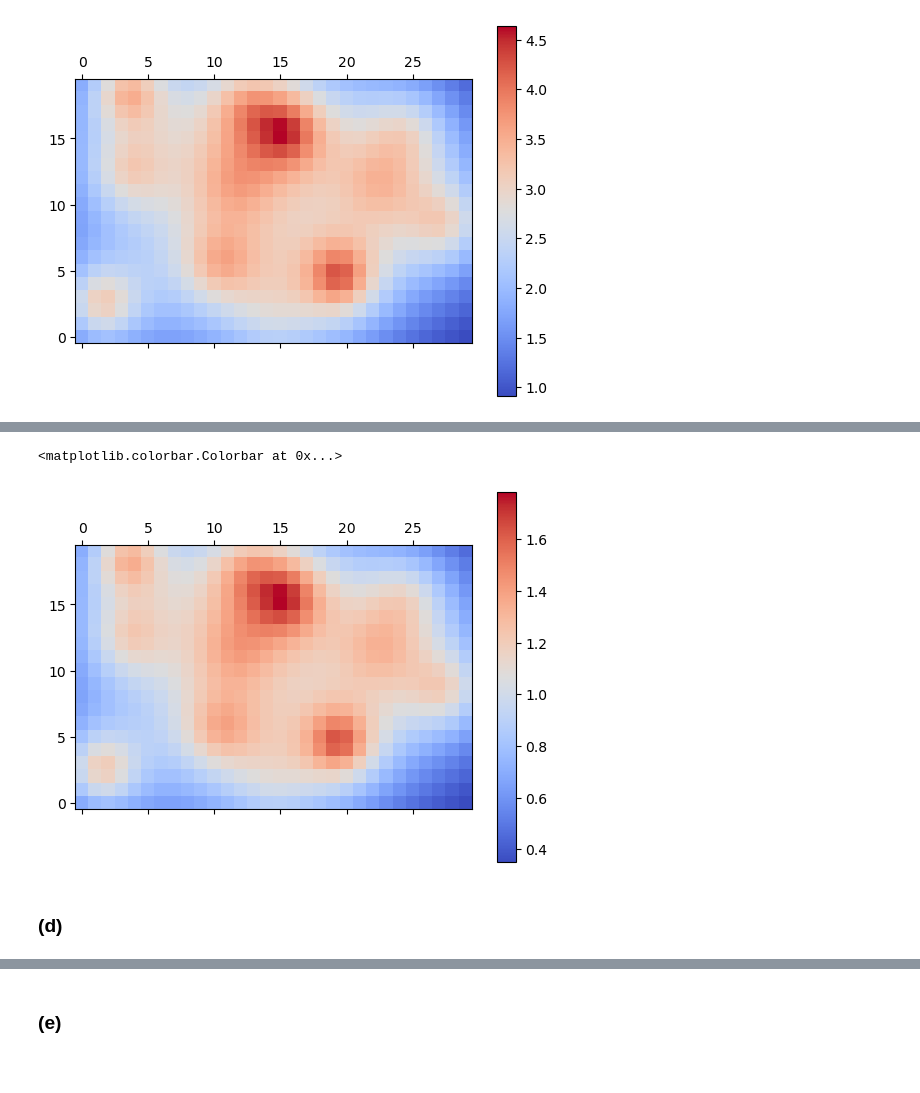
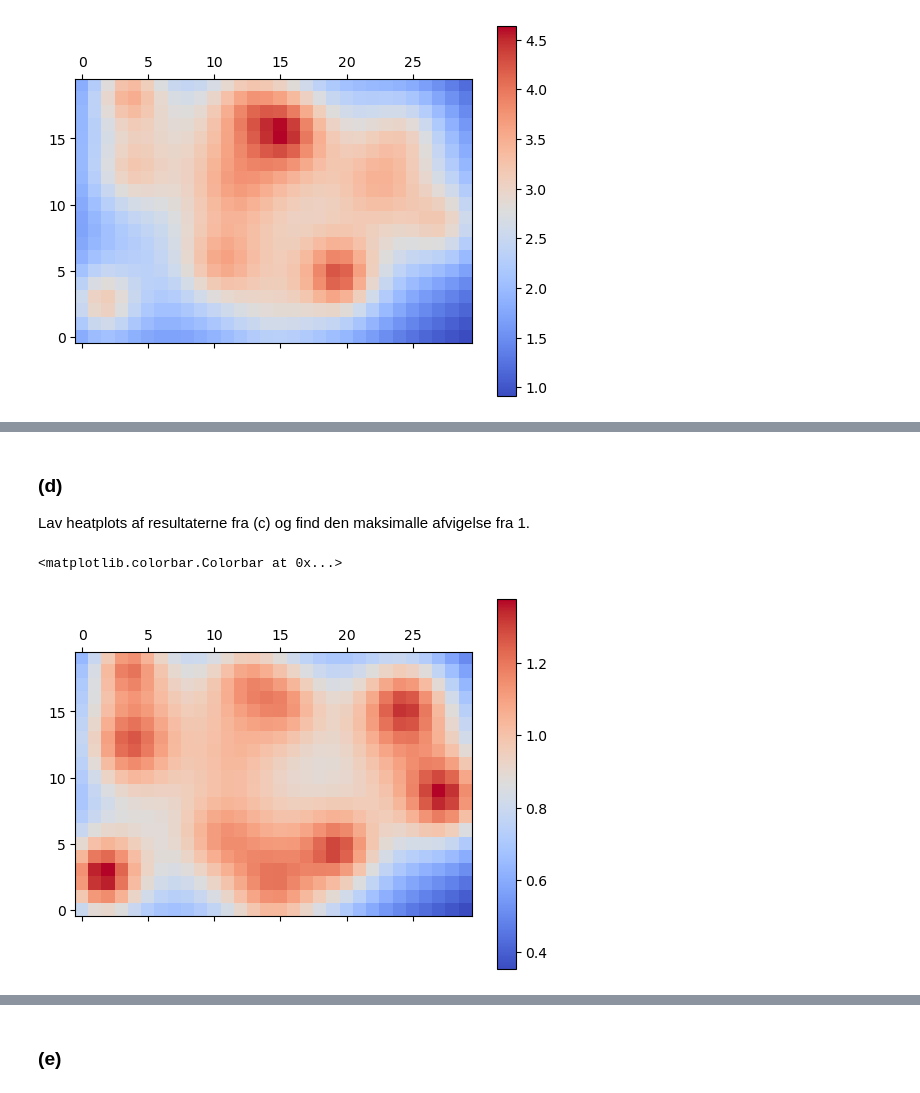
Before and after one commit to chrwinkler/NMLA-Aflevering-7, a Jupyter notebook: Aflevering 7/Aflevering 7-1.ipynb, the cells around one changed output, grey strips where cells are left out. Saved outputs shown, nothing was run; the diff lists cells and outputs as text; code cells hidden in the pictures.

```diff
--- a/Aflevering 7/Aflevering 7-1.ipynb
+++ b/Aflevering 7/Aflevering 7-1.ipynb
@@ -75,3 +79,17 @@ def forbedret_gram_schmidt(a):
         r[[i], i+1:] = q[:, [i]].T @ q[:, i+1:]
         q[:, i+1:] -= q[:, [i]] @ r[[i], i+1:]
     return q, r
+
+def back_subs(r, c):
+    _, n = r.shape
+    x = np.empty((n, 1))
+    for i in reversed(range(n)):
+        x[i] = (c[i] - r[[i], i+1:] @ x[i+1:]) / r[i, i]
+    return x
+# %%
+q, r = forbedret_gram_schmidt(A)
+desired_b = np.ones(shape=(600,1))
+c = q.T @ desired_b
+x_back = back_subs(r, c)
+
+x_back
@@ -78,19 +128,16 @@ def forbedret_gram_schmidt(a):
+# %% [markdown]
+<h3>(d)</h3>
+
+Lav heatplots af resultaterne fra (c) og find den maksimalle afvigelse fra 1.
 # %%
-q, r = forbedret_gram_schmidt(A)
-new_lights = np.ones(shape=(12,1))
-temp = np.zeros(shape=(12,1))
-for x in range(0, 12):
-    temp[x] = 1 / np.mean(r[0])
 light_map2 = np.zeros(shape = (30, 20))
-lighting2 = A @ temp
+lighting2 = A @ x_back #x_back contains the light strengths we found, using gram schmidt
 for x in n:
     light_map2[int(j[int(x)][0]), int(j[int(x)][1])] = lighting2[int(x)]
 
 fig, ax = plt.subplots()
 im = (ax.matshow(light_map2.T, cmap='coolwarm', origin='lower')) #Plotting the heatmap
 fig.colorbar(im)
 # %% [output]
 <matplotlib.colorbar.Colorbar at 0x...>
-[figure, old version]
+[figure, new version]
-# %% [markdown]
-<h3>(d)</h3>
```
Also changed, not shown: parts of 9 cells of this notebook.
